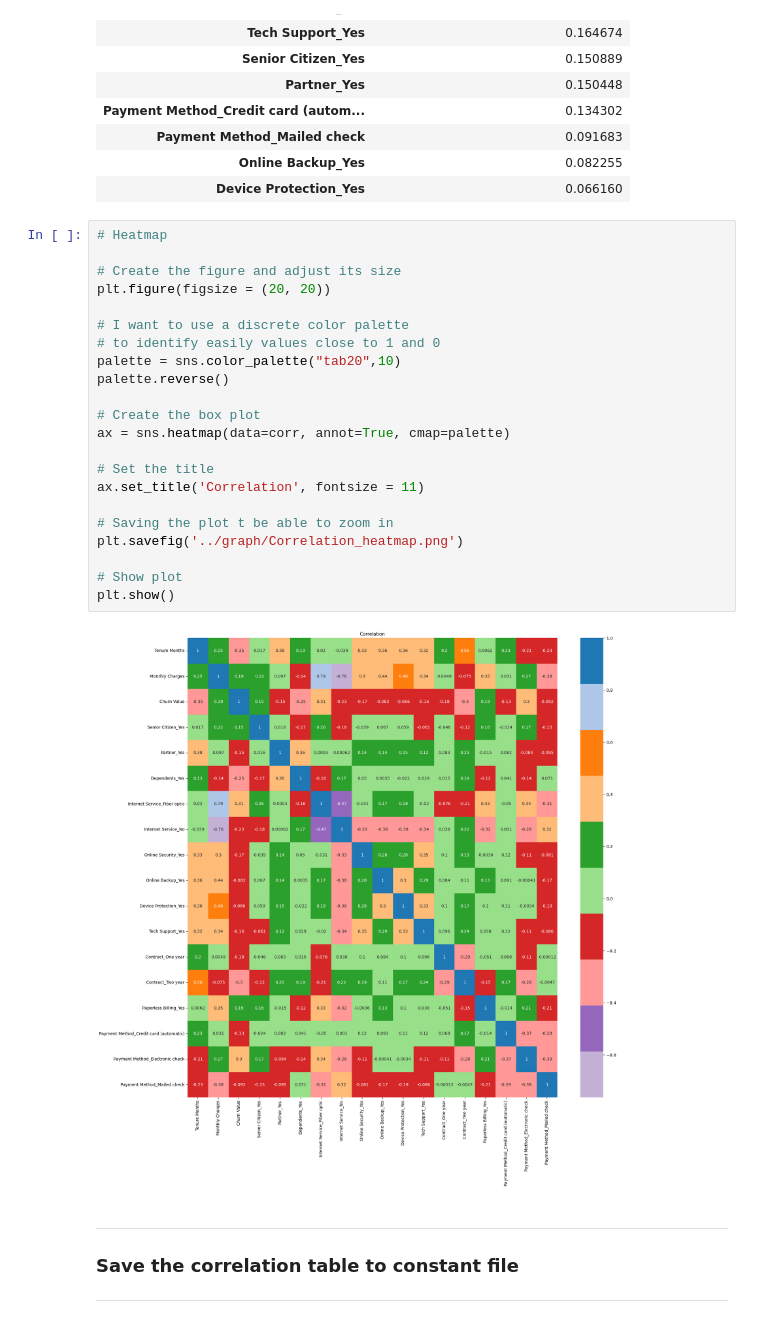
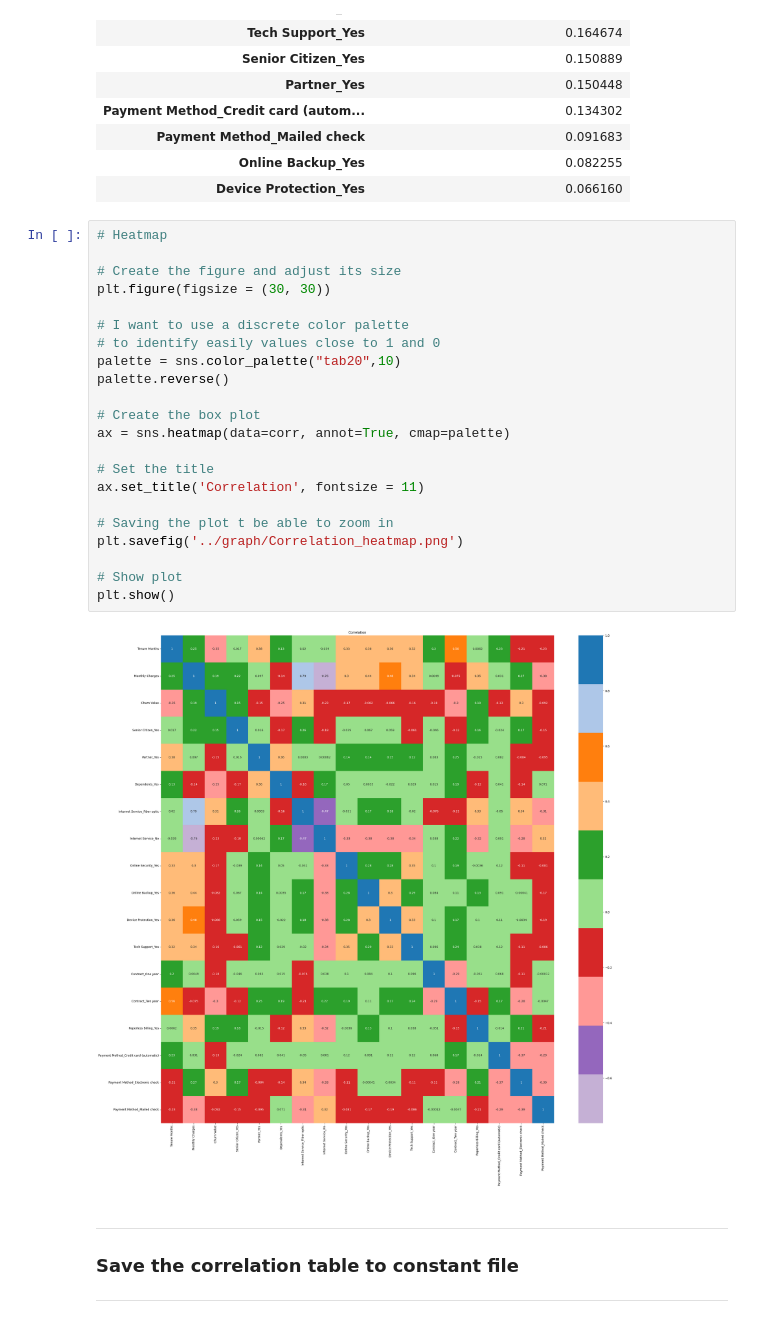
Before and after one commit to ABF-QC/Module2_Project2_team, a Jupyter notebook: notebook/Feature_Engineering.ipynb, the cells around one changed output. Drawn from its saved outputs; the diff is of its cells as text.

```diff
--- a/notebook/Feature_Engineering.ipynb
+++ b/notebook/Feature_Engineering.ipynb
@@ -214,27 +218,27 @@ Index(['Churn Value', 'Tenure Months', 'Internet Service_Fiber optic',
 # %%
 # Heatmap
 
 # Create the figure and adjust its size
-plt.figure(figsize = (20, 20))
+plt.figure(figsize = (30, 30))
 
 # I want to use a discrete color palette
 # to identify easily values close to 1 and 0
 palette = sns.color_palette("tab20",10)
 palette.reverse()
 
 # Create the box plot
 ax = sns.heatmap(data=corr, annot=True, cmap=palette)
 
 # Set the title
 ax.set_title('Correlation', fontsize = 11)
 
 # Saving the plot t be able to zoom in
 plt.savefig('../graph/Correlation_heatmap.png')
 
 # Show plot
 plt.show()
 # %% [output]
-[figure, old version]
+[figure, new version]
 # %% [markdown]
 ---
 ### Save the correlation table to constant file
```
Also changed, not shown: parts of 11 cells of this notebook, 3 other files.
